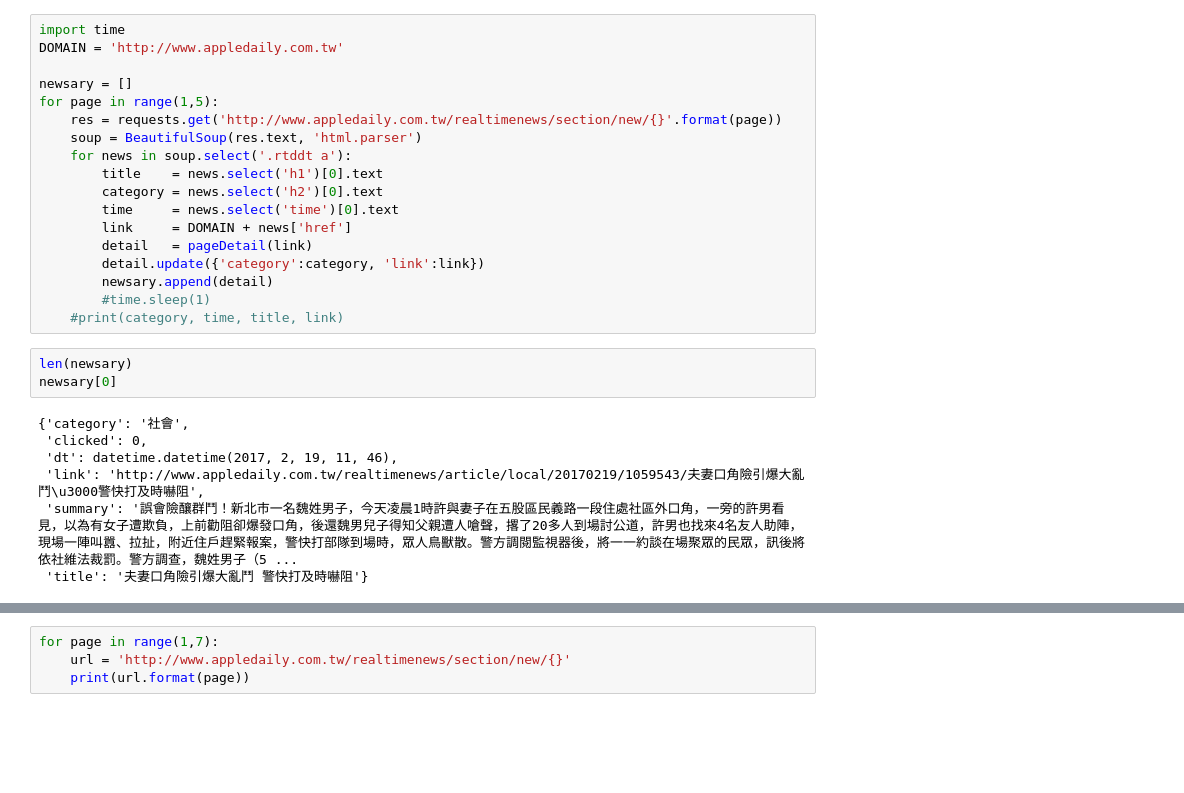
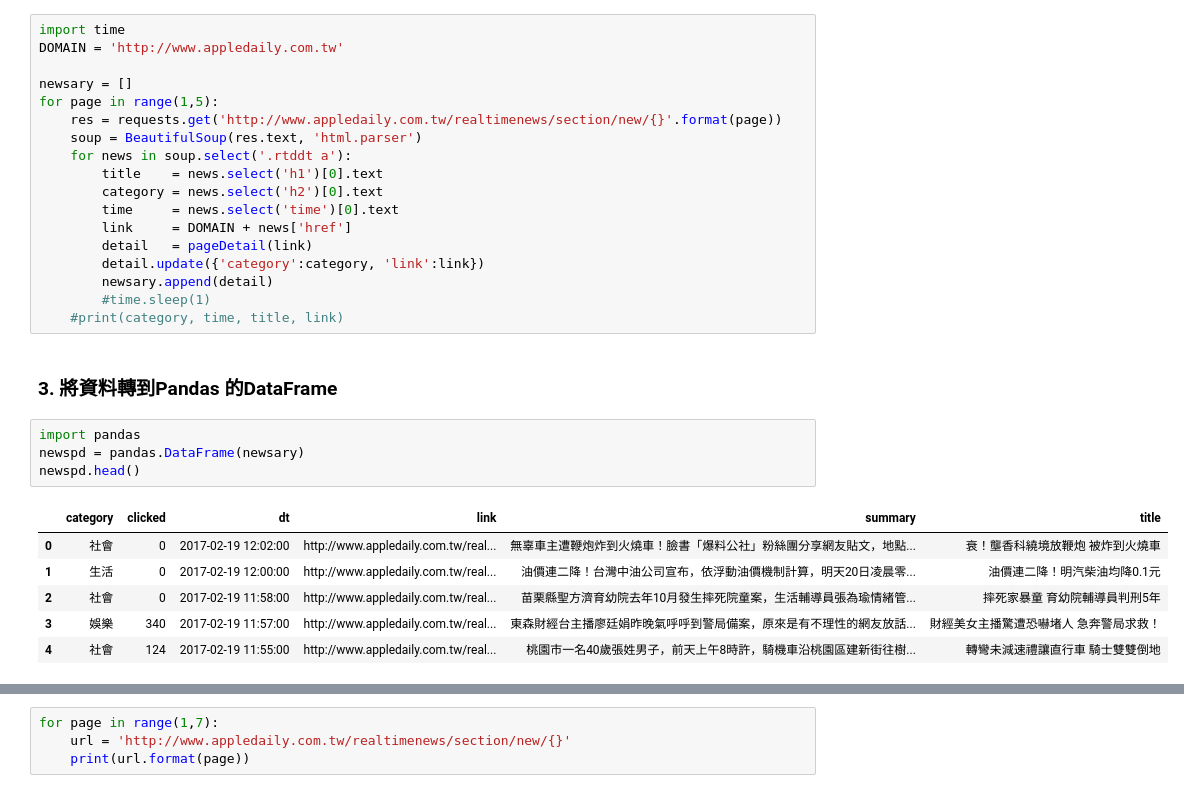
Before and after one commit to ywchiu/tristarpy, a Jupyter notebook: Demo20170219.ipynb, the cells around one changed output, grey strips where cells are left out. Drawn from its saved outputs; the diff is of its cells as text; blank space fills up the shorter version.

```diff
--- a/Demo20170219.ipynb
+++ b/Demo20170219.ipynb
@@ -312,13 +313,16 @@ for page in range(1,5):
         newsary.append(detail)
         #time.sleep(1)
     #print(category, time, title, link)
-# %%
-len(newsary)
-newsary[0]
-# %% [output]
-{'category': '社會',
- 'clicked': 0,
- 'dt': datetime.datetime(2017, 2, 19, 11, 46),
- 'link': 'http://www.appledaily.com.tw/realtimenews/article/local/20170219/1059543/夫妻口角險引爆大亂鬥\u3000警快打及時嚇阻',
- 'summary': '誤會險釀群鬥！新北市一名魏姓男子，今天凌晨1時許與妻子在五股區民義路一段住處社區外口角，一旁的許男看見，以為有女子遭欺負，上前勸阻卻爆發口角，後還魏男兒子得知父親遭人嗆聲，撂了20多人到場討公道，許男也找來4名友人助陣，現場一陣叫囂、拉扯，附近住戶趕緊報案，警快打部隊到場時，眾人鳥獸散。警方調閱監視器後，將一一約談在場聚眾的民眾，訊後將依社維法裁罰。警方調查，魏姓男子（5 ...
- 'title': '夫妻口角險引爆大亂鬥 警快打及時嚇阻'}
+# %% [markdown]
+### 3. 將資料轉到Pandas 的DataFrame
+# %%
+import pandas
+newspd = pandas.DataFrame(newsary)
+newspd.head()
+# %% [output]
+|  | category | clicked | dt | link | summary | title |
+| 0 | 社會 | 0 | 2017-02-19 12:02:00 | http://www.appledaily.com.tw/real... | 無辜車主遭鞭炮炸到火燒車！臉書「爆料公社」粉絲團分享網友貼文，地點... | 衰！壟香科繞境放鞭炮 被炸到火燒車 |
+| 1 | 生活 | 0 | 2017-02-19 12:00:00 | http://www.appledaily.com.tw/real... | 油價連二降！台灣中油公司宣布，依浮動油價機制計算，明天20日凌晨零... | 油價連二降！明汽柴油均降0.1元 |
+| 2 | 社會 | 0 | 2017-02-19 11:58:00 | http://www.appledaily.com.tw/real... | 苗栗縣聖方濟育幼院去年10月發生摔死院童案，生活輔導員張為瑜情緒管... | 摔死家暴童 育幼院輔導員判刑5年 |
+| 3 | 娛樂 | 340 | 2017-02-19 11:57:00 | http://www.appledaily.com.tw/real... | 東森財經台主播廖廷娟昨晚氣呼呼到警局備案，原來是有不理性的網友放話... | 財經美女主播驚遭恐嚇堵人 急奔警局求救！ |
+| 4 | 社會 | 124 | 2017-02-19 11:55:00 | http://www.appledaily.com.tw/real... | 桃園市一名40歲張姓男子，前天上午8時許，騎機車沿桃園區建新街往樹... | 轉彎未減速禮讓直行車 騎士雙雙倒地 |
```
Also changed, not shown: parts of 10 cells of this notebook.
